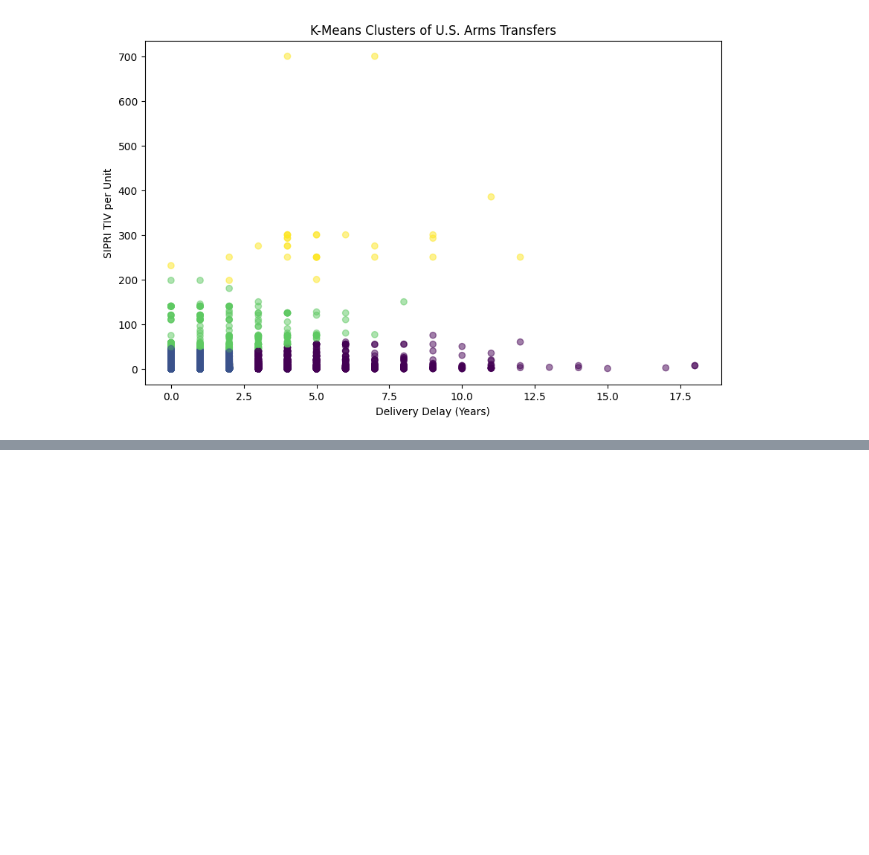
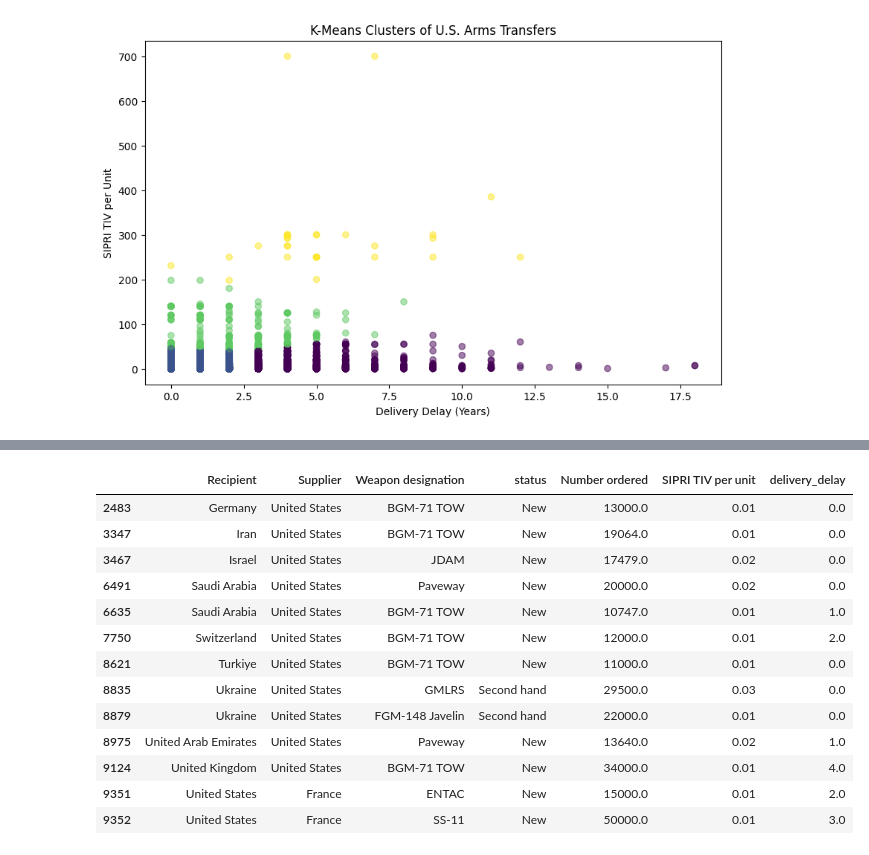
Before and after one commit to Requiessss/DATA-science-prj, a Jupyter notebook: Main_prj.ipynb, the cells around one changed output, grey strips where cells are left out. Cells and saved outputs as stored; diff of their text form; code cells hidden in the pictures; blank space fills up the shorter version.

```diff
--- a/Main_prj.ipynb
+++ b/Main_prj.ipynb
@@ -772,0 +784,10 @@ plt.show()
+# %%
+from sklearn.cluster import KMeans
+
+kmeans = KMeans(
+    n_clusters=5,
+    random_state=42,
+    n_init=10
+)
+
+features["Cluster"] = kmeans.fit_predict(scaled)
@@ -772,0 +811,28 @@ plt.show()
+# %%
+arms_df.loc[
+    features[features["Cluster"] == 2].index,
+    [
+        "Recipient",
+        "Supplier",
+        "Weapon designation",
+        "status",
+        "Number ordered",
+        "SIPRI TIV per unit",
+        "delivery_delay"
+    ]
+]
+# %% [output]
+|  | Recipient | Supplier | Weapon designation | status | Number ordered | SIPRI TIV per unit | delivery_delay |
+| 2483 | Germany | United States | BGM-71 TOW | New | 13000.0 | 0.01 | 0.0 |
+| 3347 | Iran | United States | BGM-71 TOW | New | 19064.0 | 0.01 | 0.0 |
+| 3467 | Israel | United States | JDAM | New | 17479.0 | 0.02 | 0.0 |
+| 6491 | Saudi Arabia | United States | Paveway | New | 20000.0 | 0.02 | 0.0 |
+| 6635 | Saudi Arabia | United States | BGM-71 TOW | New | 10747.0 | 0.01 | 1.0 |
+| 7750 | Switzerland | United States | BGM-71 TOW | New | 12000.0 | 0.01 | 2.0 |
+| 8621 | Turkiye | United States | BGM-71 TOW | New | 11000.0 | 0.01 | 0.0 |
+| 8835 | Ukraine | United States | GMLRS | Second hand | 29500.0 | 0.03 | 0.0 |
+| 8879 | Ukraine | United States | FGM-148 Javelin | Second hand | 22000.0 | 0.01 | 0.0 |
+| 8975 | United Arab Emirates | United States | Paveway | New | 13640.0 | 0.02 | 1.0 |
+| 9124 | United Kingdom | United States | BGM-71 TOW | New | 34000.0 | 0.01 | 4.0 |
+| 9351 | United States | France | ENTAC | New | 15000.0 | 0.01 | 2.0 |
+| 9352 | United States | France | SS-11 | New | 50000.0 | 0.01 | 3.0 |
```
Also changed, not shown: parts of 4 cells of this notebook.
